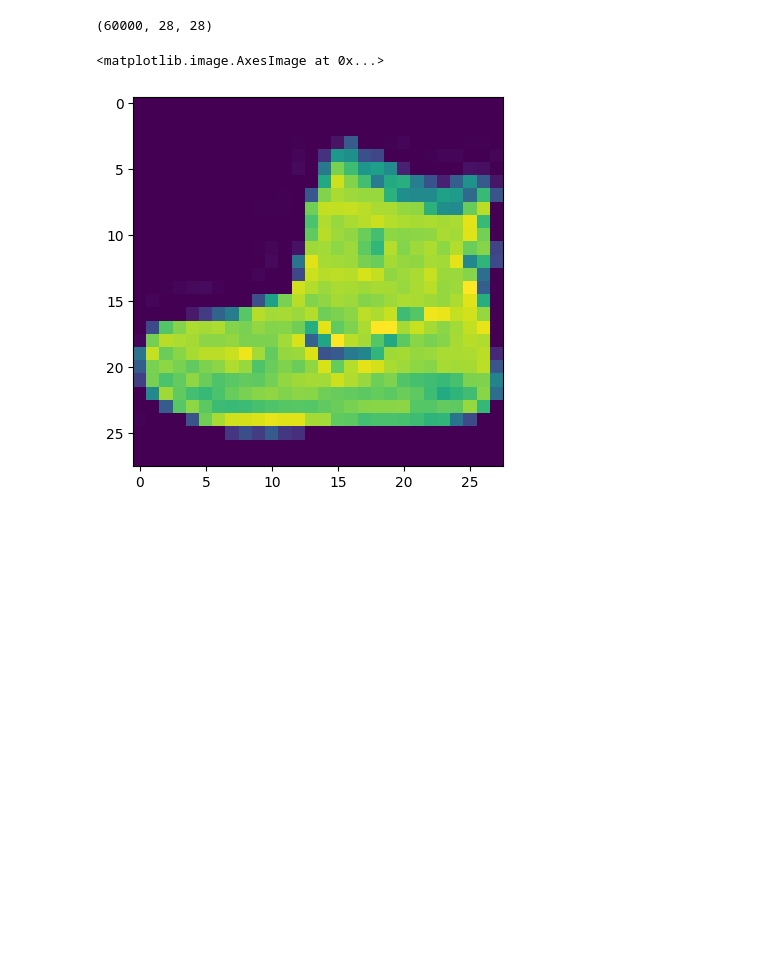
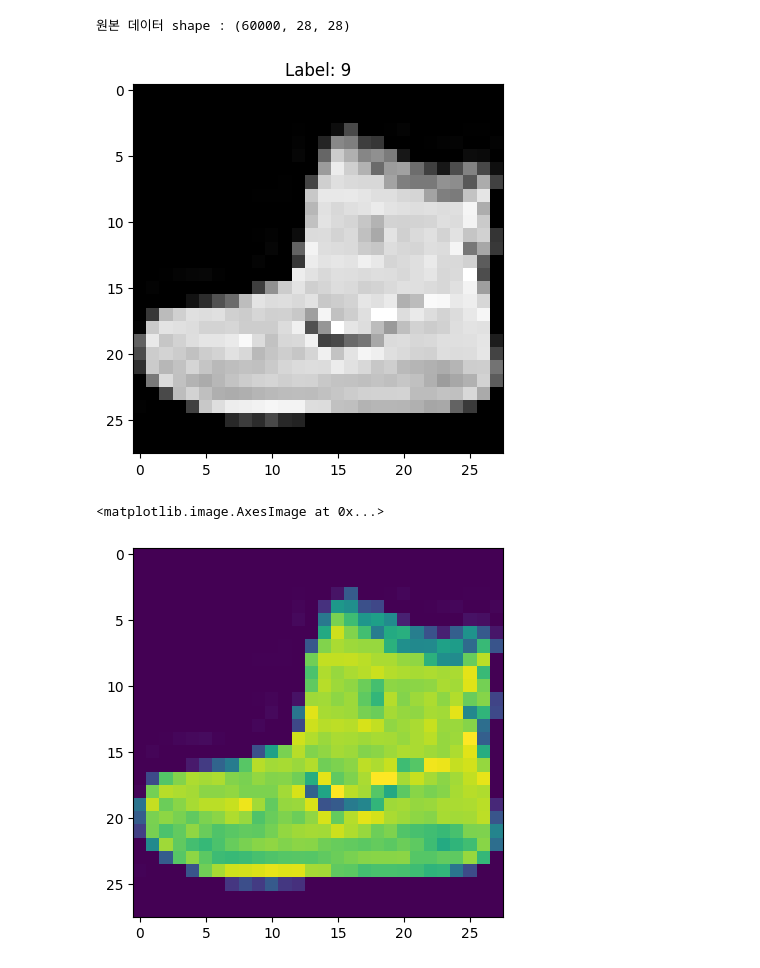
Before and after one commit to Khaneul1/express-test, a Jupyter notebook: 딥러닝_프로젝트_오예빈_고하늘.ipynb, the cells around one changed output. Cells and saved outputs as stored; diff of their text form; code cells hidden in the pictures; blank space fills up the shorter version.

```diff
--- a/딥러닝_프로젝트_오예빈_고하늘.ipynb
+++ b/딥러닝_프로젝트_오예빈_고하늘.ipynb
@@ -13,10 +16,14 @@ np.random.seed(777)
 fashion_mnist = keras.datasets.fashion_mnist
 (train_x, train_y), (test_x, test_y) = fashion_mnist.load_data()
-# %%
-#데이터 차원 확인하기
-train_x.shape #(60000, 28, 28) : 6만개 이미지를 가진 28*28 크기의 그림
-# %% [output]
-(60000, 28, 28)
+# %%
+#데이터 차원 확인 및 예시 시각화
+print('원본 데이터 shape :', train_x.shape) #(60000, 28, 28)
+plt.imshow(train_x[0], cmap='gray')
+plt.title(f"Label: {train_y[0]}")
+plt.show()
+# %% [output]
+원본 데이터 shape : (60000, 28, 28)
+[figure, added]
 # %%
 plt.imshow(train_x[0]) #이미지 확인 과정
 # %% [output]
```
Also changed, not shown: parts of 11 cells of this notebook.
